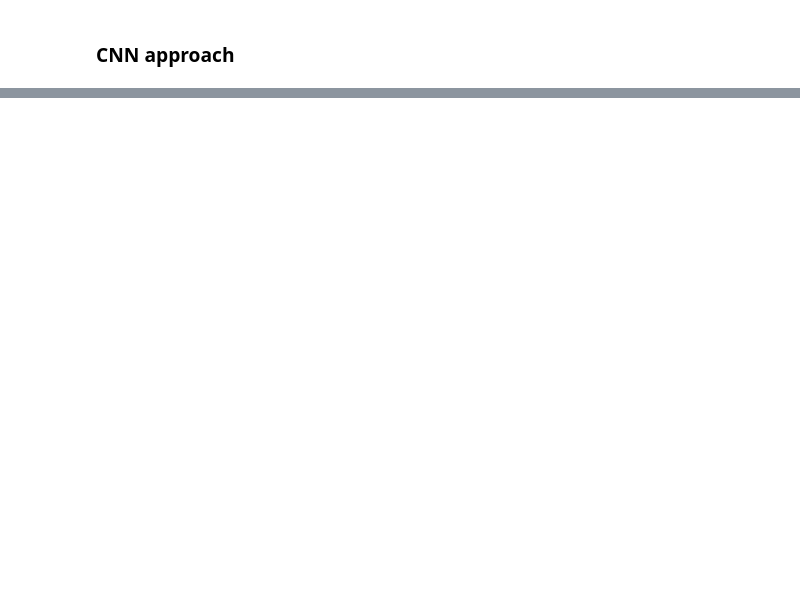
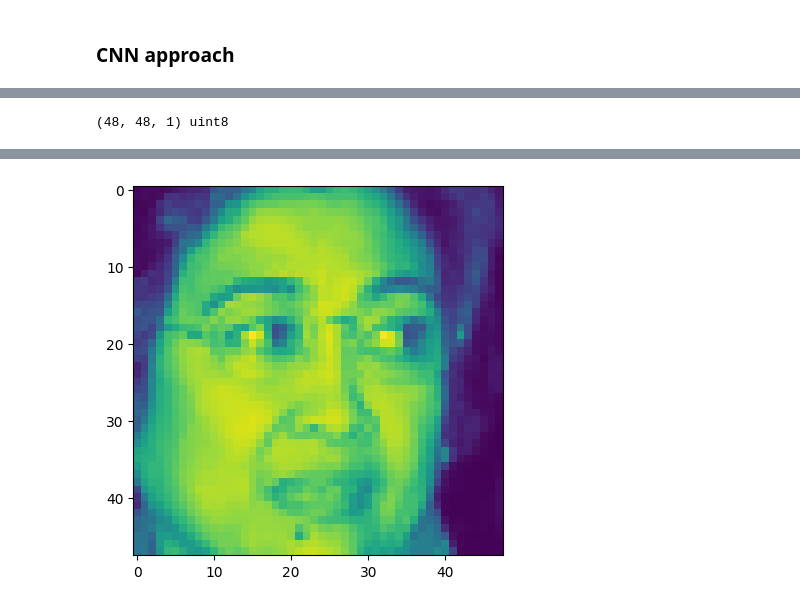
Before and after one commit to heemmanshuu/emotion-detection, a Jupyter notebook: cnn.ipynb, the cells around one changed output, grey strips where cells are left out. Saved outputs shown, nothing was run; the diff lists cells and outputs as text; code cells hidden in the pictures; blank space fills up the shorter version.

```diff
--- a/cnn.ipynb
+++ b/cnn.ipynb
@@ -137,0 +177,36 @@ plt.imshow(X[0])
+# %%
+def myConvNet():
+    model = keras.Sequential()
+
+    model.add(layers.Conv2D(1, (3,3), activation='relu', input_shape=(48,48,1)))
+    model.add(layers.MaxPooling2D(2,2))
+    model.add(layers.Flatten())
+    model.add(layers.Dense(64, activation='relu'))
+    model.add(layers.Dense(8, activation='softmax'))
+
+    # model compilation
+    model.compile(optimizer = 'adam', loss = 'sparse_categorical_crossentropy', metrics = ['accuracy'] )
+
+    print(f'{model.summary()}')
+
+    return model
+
+def train_run(X_tr, y_tr, X_te, y_te):
+    model = myConvNet()
+    model.fit(X_tr, y_tr)
+
+    y_pred = [y.argmax() for y in model.predict(X_te)]
+    #print(y_pred)
+    tr_cf_matrix = confusion_matrix(y_te, y_pred)
+
+    labels = [classMap[i] for i in range(0,8)]
+    sns.heatmap(tr_cf_matrix, annot=True, fmt='d', xticklabels=labels, yticklabels=labels)
+
+    report = classification_report(y_te, y_pred, target_names=[
+    'ANGER', 'SURPRISE', 'DISGUST', 'FEAR',
+    'NEUTRAL', 'HAPPINESS', 'SADNESS', 'CONTEMPT'
+    ])
+    print(report)
+# %%
+model = myConvNet()
+model.fit(X_train,y_train)
@@ -137,0 +234,10 @@ plt.imshow(X[0])
+# %%
+print(X_train[0].shape, X_train.dtype)
+# %% [output]
+(48, 48, 1) uint8
+# %%
+ind = 1065
+plt.imshow(X_train[ind])
+inp_data = np.expand_dims(X_train[ind], axis=0)
+print(f'Predicted class: {classMap[model.predict(inp_data).argmax()]}, True class: {classMap[y_train[ind]]}')
+# %% [output]
@@ -137,0 +246 @@ plt.imshow(X[0])
+[figure, added]
```
Also changed, not shown: parts of 21 cells of this notebook, 2 other files.
